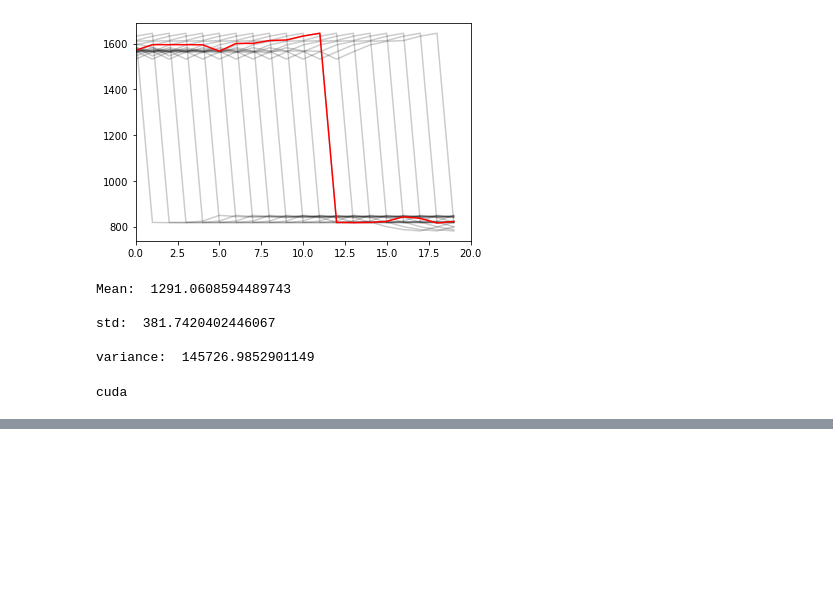
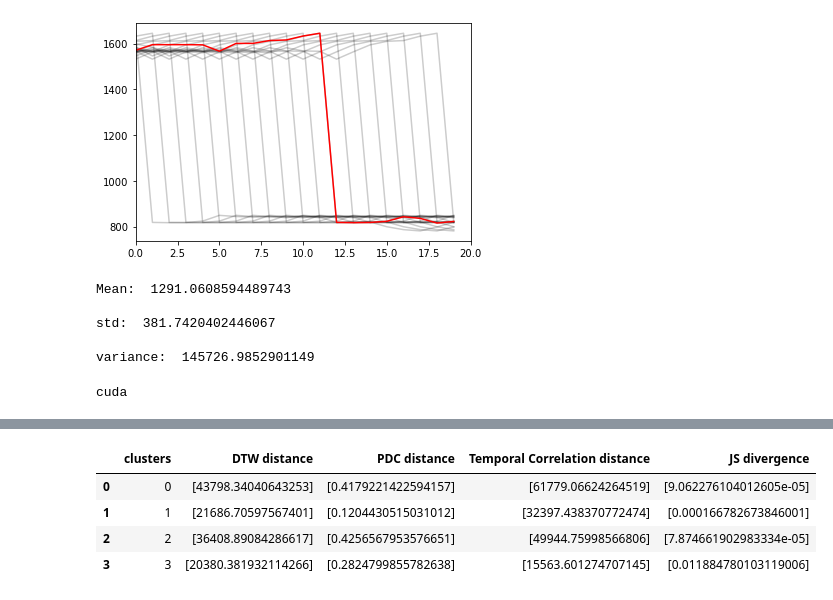
Before and after one commit to n-akram/TimeSeriesSafeML, a Jupyter notebook: Experiments/Implementation_in_Python/TimeseriesForecasting/StockPrice_clustering.ipynb, the cells around one changed output, grey strips where cells are left out. Saved outputs shown, nothing was run; the diff lists cells and outputs as text; code cells hidden in the pictures; blank space fills up the shorter version.

```diff
--- a/Experiments/Implementation_in_Python/TimeseriesForecasting/StockPrice_clustering.ipynb
+++ b/Experiments/Implementation_in_Python/TimeseriesForecasting/StockPrice_clustering.ipynb
@@ -330,0 +519,10 @@ variance:  208.67424
+# %%
+#Test data 300-320 points
+result = pd.concat([df1, df2['PDC distance'], df3['Temporal Correlation distance'], df6['JS divergence']], axis=1)
+result
+# %% [output]
+|  | clusters | DTW distance | PDC distance | Temporal Correlation distance | JS divergence |
+| 0 | 0 | [43798.34040643253] | [0.4179221422594157] | [61779.06624264519] | [9.062276104012605e-05] |
+| 1 | 1 | [21686.70597567401] | [0.1204430515031012] | [32397.438370772474] | [0.000166782673846001] |
+| 2 | 2 | [36408.89084286617] | [0.4256567953576651] | [49944.75998566806] | [7.874661902983334e-05] |
+| 3 | 3 | [20380.381932114266] | [0.2824799855782638] | [15563.601274707145] | [0.011884780103119006] |
```
Also changed, not shown: parts of 24 cells of this notebook, 5 other files.
